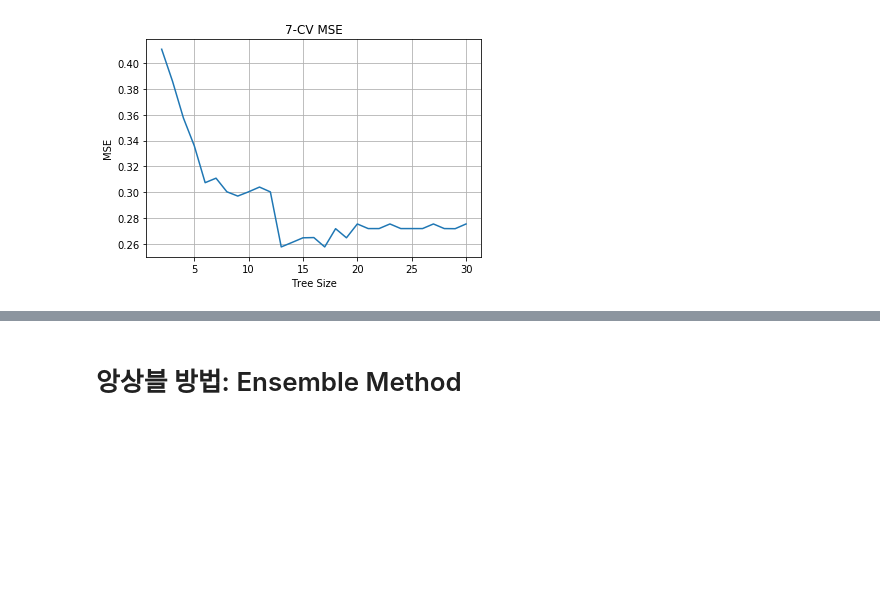
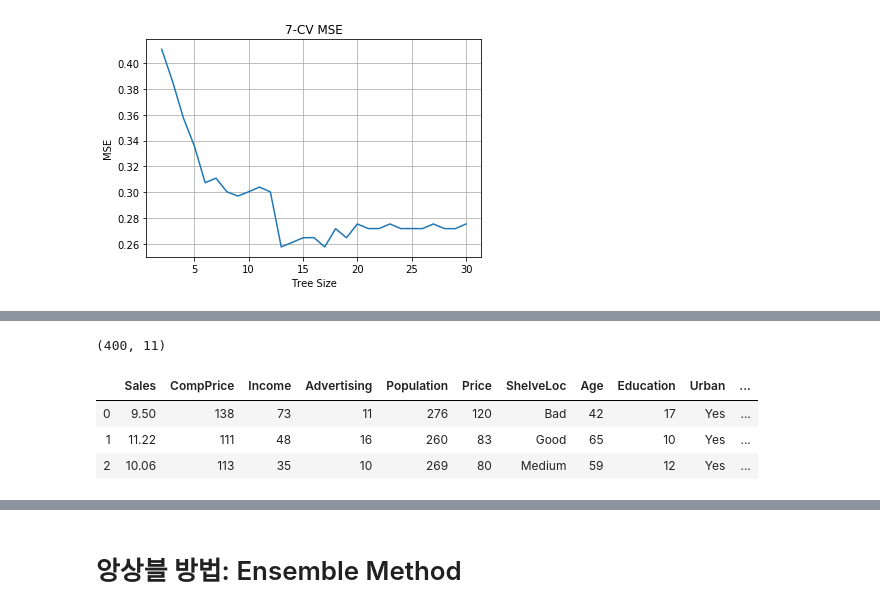
Before and after one commit to hanbinleejoy/anaconda-python, a Jupyter notebook: python_fundamental/04_Machine_Learning/ML_03_2_Ensemble_Method_Carseats.ipynb, the cells around one changed output, grey strips where cells are left out. Saved outputs shown, nothing was run; the diff lists cells and outputs as text; code cells hidden in the pictures; blank space fills up the shorter version.

```diff
--- a/python_fundamental/04_Machine_Learning/ML_03_2_Ensemble_Method_Carseats.ipynb
+++ b/python_fundamental/04_Machine_Learning/ML_03_2_Ensemble_Method_Carseats.ipynb
@@ -141,0 +179,12 @@ plt.grid(True)
+# %%
+# 1컬럼은 필요가 없어서 제거
+Carseats = pd.read_csv(path)
+del Carseats["Unnamed: 0"]
+print( Carseats.shape)
+Carseats.head(3)
+# %% [output]
+(400, 11)
+|  | Sales | CompPrice | Income | Advertising | Population | Price | ShelveLoc | Age | Education | Urban | ... |
+| 0 | 9.50 | 138 | 73 | 11 | 276 | 120 | Bad | 42 | 17 | Yes | ... |
+| 1 | 11.22 | 111 | 48 | 16 | 260 | 83 | Good | 65 | 10 | Yes | ... |
+| 2 | 10.06 | 113 | 35 | 10 | 269 | 80 | Medium | 59 | 12 | Yes | ... |
```
Also changed, not shown: parts of 10 cells of this notebook, 4 other files.
